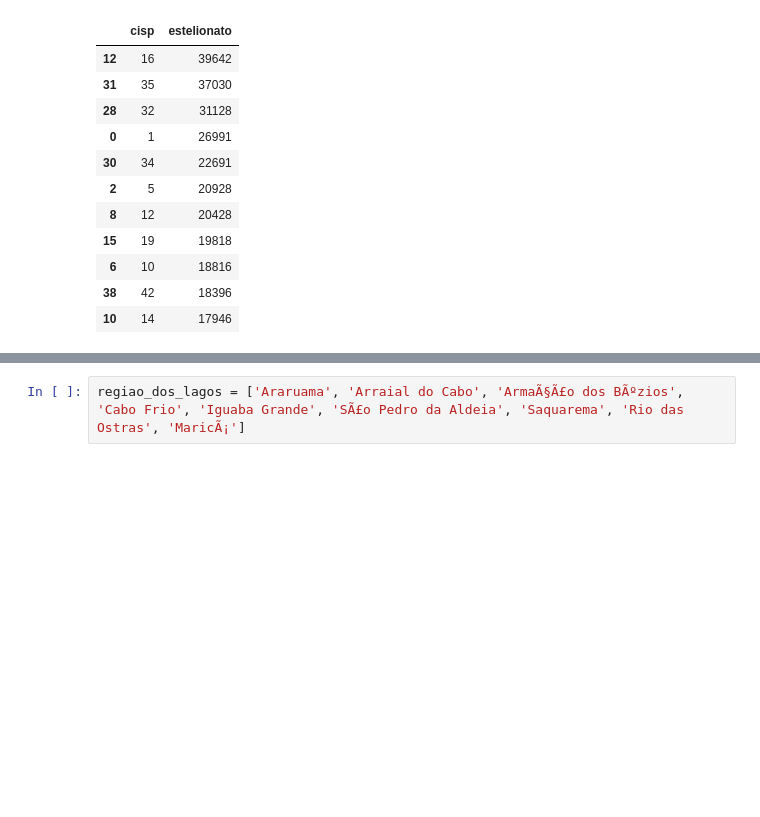
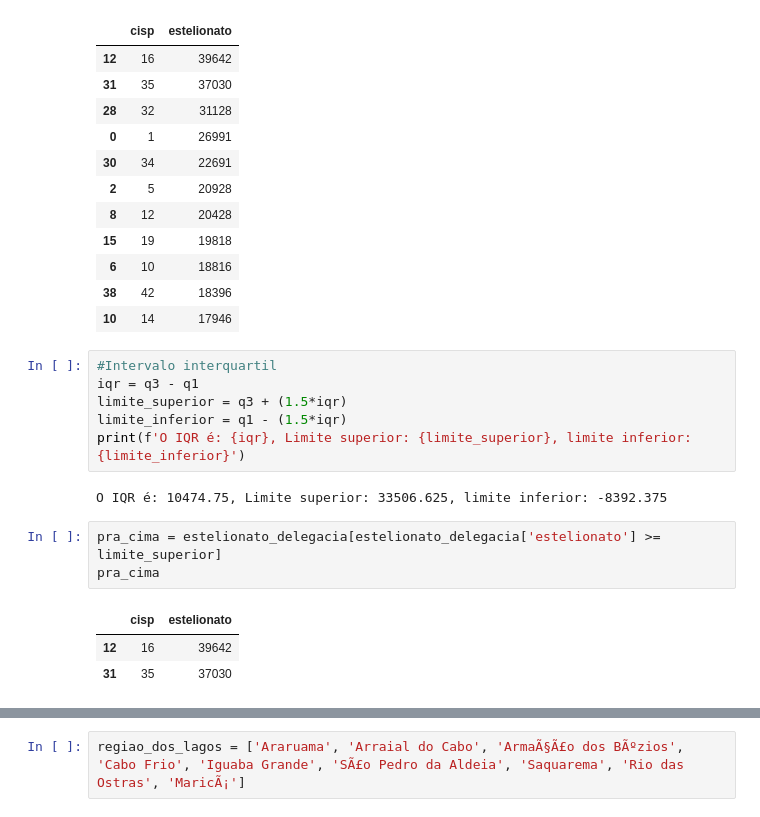
Before and after one commit to cfernandesrj/Projeto-Seguran-a, a Jupyter notebook: Projeto Analise de Segurança Publica.ipynb, the cells around one changed output, grey strips where cells are left out. Drawn from its saved outputs; the diff is of its cells as text; blank space fills up the shorter version.

```diff
--- a/Projeto Analise de Segurança Publica.ipynb
+++ b/Projeto Analise de Segurança Publica.ipynb
@@ -375,3 +379,18 @@ quarto_quartil
 | 6 | 10 | 18816 |
 | 38 | 42 | 18396 |
 | 10 | 14 | 17946 |
+# %%
+#Intervalo interquartil
+iqr = q3 - q1
+limite_superior = q3 + (1.5*iqr)
+limite_inferior = q1 - (1.5*iqr)
+print(f'O IQR é: {iqr}, Limite superior: {limite_superior}, limite inferior: {limite_inferior}')
+# %% [output]
+O IQR é: 10474.75, Limite superior: 33506.625, limite inferior: -8392.375
+# %%
+pra_cima = estelionato_delegacia[estelionato_delegacia['estelionato'] >= limite_superior]
+pra_cima
+# %% [output]
+|  | cisp | estelionato |
+| 12 | 16 | 39642 |
+| 31 | 35 | 37030 |
```
Also changed, not shown: parts of 17 cells of this notebook.
